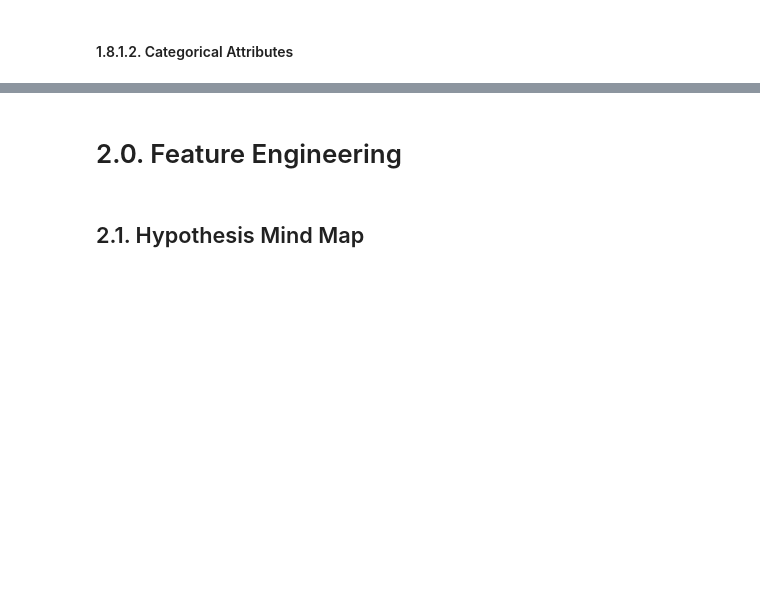
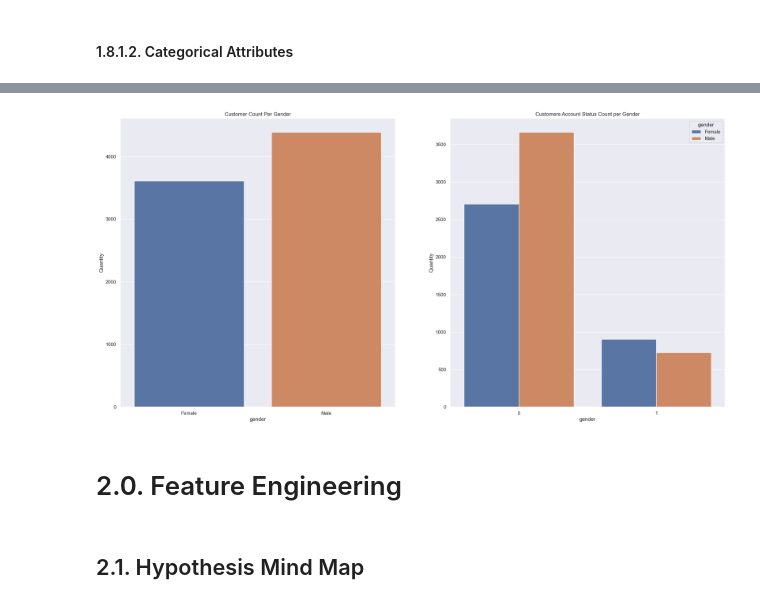
Before and after one commit to PedroFerraresi/churn_prediction, a Jupyter notebook: notebooks/v1.0_pgvf.ipynb, the cells around one changed output, grey strips where cells are left out. Cells and saved outputs as stored; diff of their text form; code cells hidden in the pictures; blank space fills up the shorter version.

```diff
--- a/notebooks/v1.0_pgvf.ipynb
+++ b/notebooks/v1.0_pgvf.ipynb
@@ -33,2 +315,15 @@
+# %%
+gender = df1.loc[ :, ['row_number', 'gender'] ].groupby(['gender']).count().reset_index()
+ext_gender = df1.loc[ :, ['row_number', 'exited', 'gender'] ].groupby(['exited', 'gender']).count().reset_index()
+
+plt.subplot(1, 2, 1)
+ax = sns.barplot(x='gender', y='row_number', data=gender)
+ax.set(title='Customer Count Per Gender', xlabel='gender', ylabel='Quantity');
+
+plt.subplot(1, 2, 2)
+ax = sns.barplot(x='exited', y='row_number', data=ext_gender, hue='gender');
+ax.set(title='Customers Account Status Count per Gender', xlabel='gender', ylabel='Quantity');
+# %% [output]
+[figure, added]
 # %% [markdown]
 # 2.0. Feature Engineering
```
Also changed, not shown: parts of 124 cells of this notebook, 4 other files.
